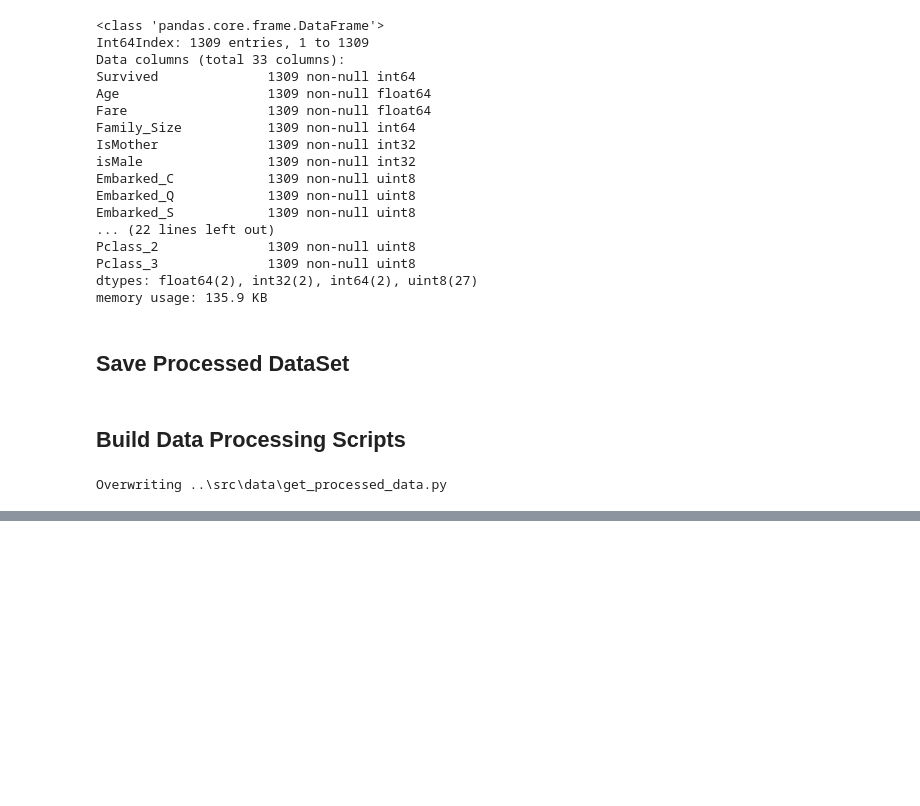
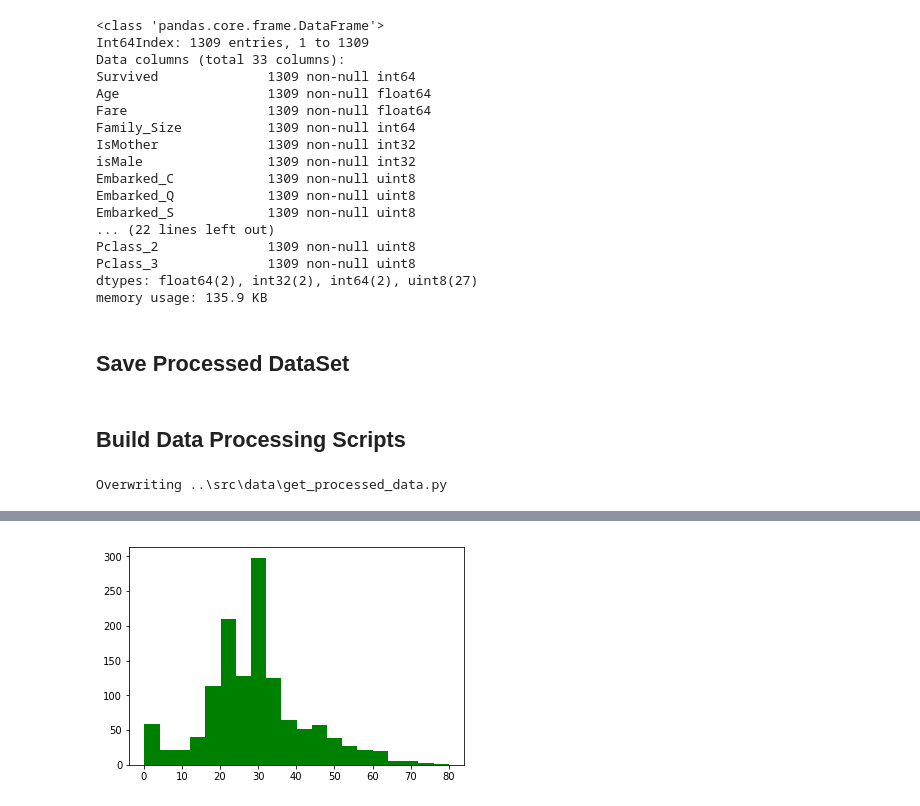
Before and after one commit to zeusari/Machine-Learning, a Jupyter notebook: notebooks/exploring-processing_data.ipynb, the cells around one changed output, grey strips where cells are left out. Cells and saved outputs as stored; diff of their text form; code cells hidden in the pictures; blank space fills up the shorter version.

```diff
--- a/notebooks/exploring-processing_data.ipynb
+++ b/notebooks/exploring-processing_data.ipynb
@@ -1096,0 +1111,6 @@ Overwriting ..\src\data\get_processed_data.py
+# %%
+#Histogram Plot with 20 bins and color green.
+plt.hist(df.Age, bins=20, color = 'green')
+plt.show()
+# %% [output]
+[figure, added]
```
Also changed, not shown: parts of 7 cells of this notebook.
